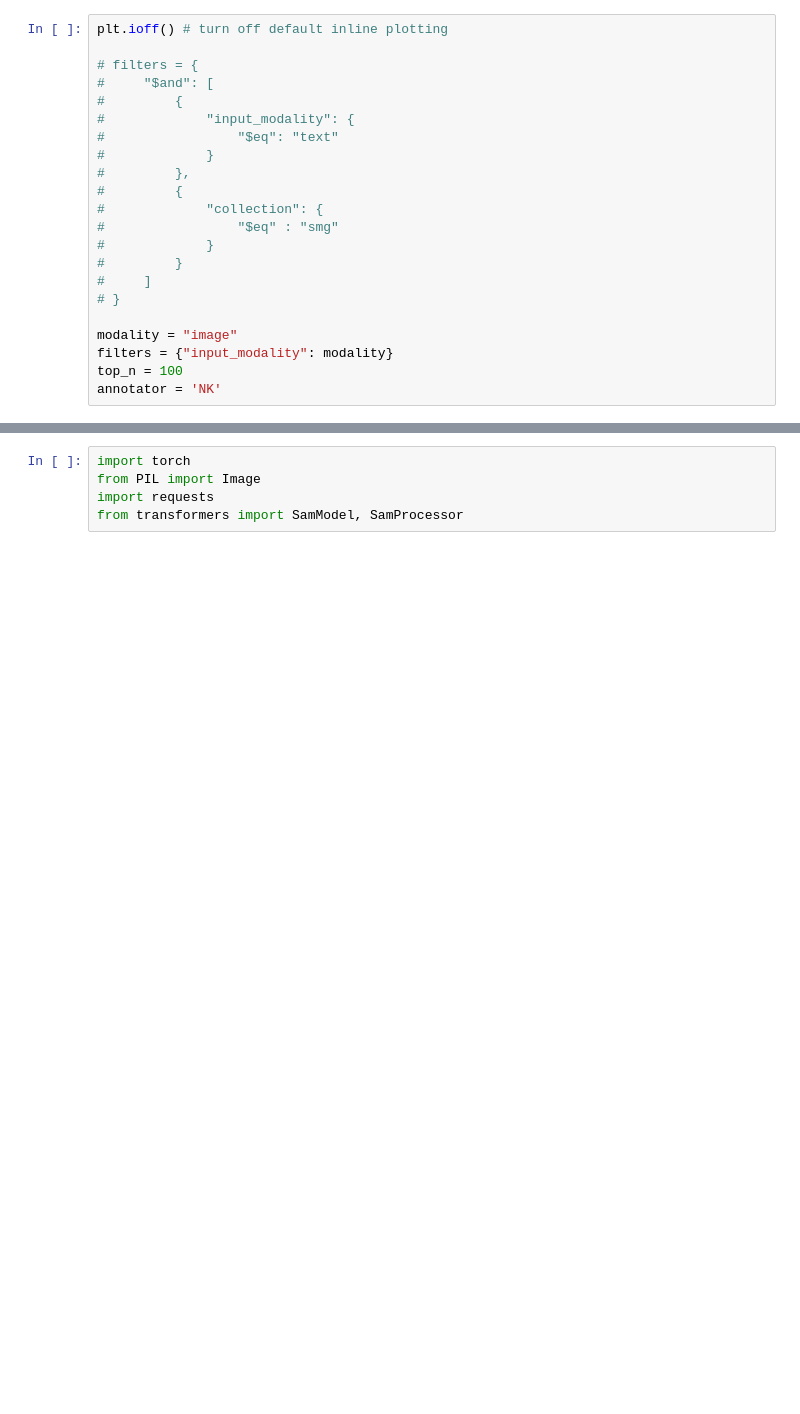
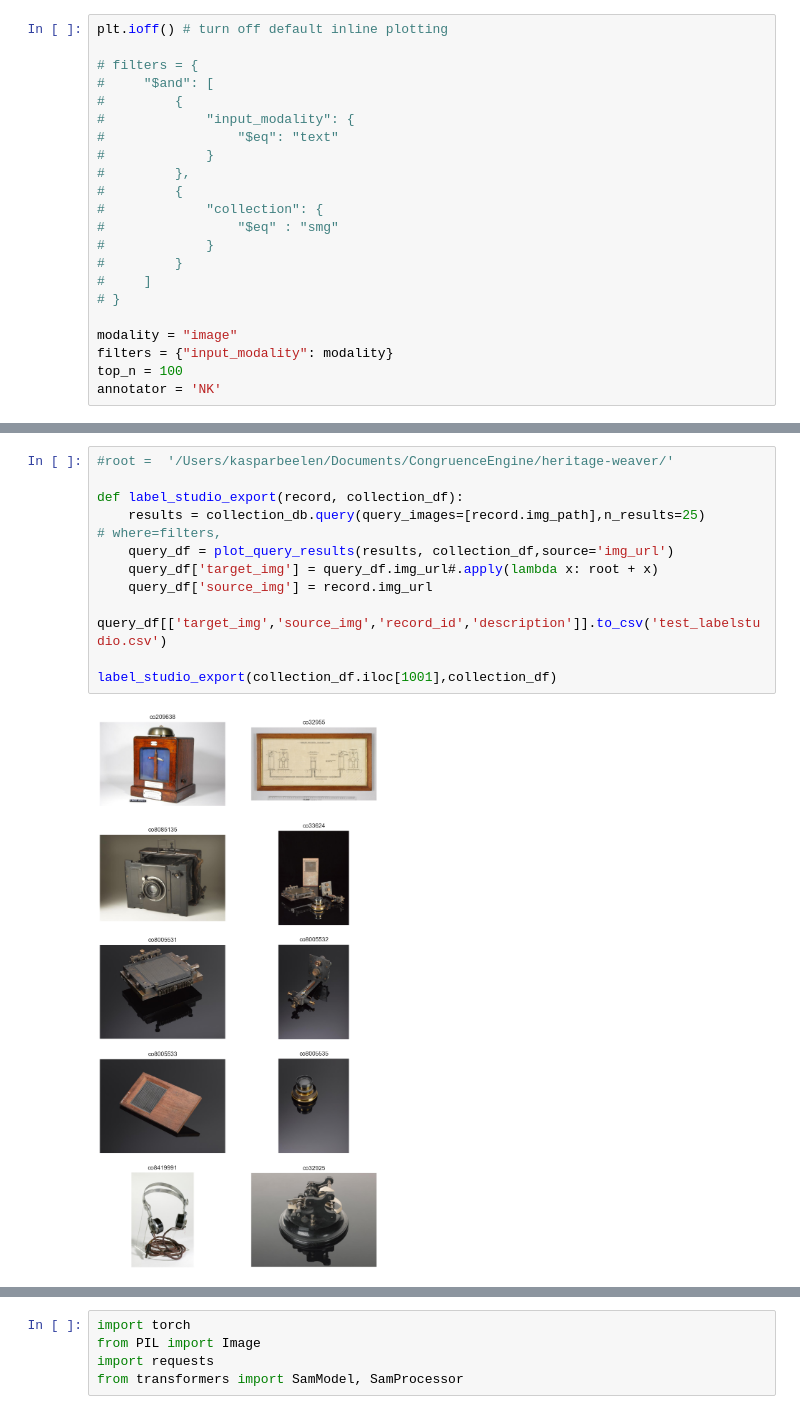
Before and after one commit to kasparvonbeelen/heritage-weaver-demo, a Jupyter notebook: Experiment 2 - Annotations.ipynb, the cells around one changed output, grey strips where cells are left out. Cells and saved outputs as stored; diff of their text form; blank space fills up the shorter version.

Commit message:
change to heritageweaver

```diff
--- a/Experiment 2 - Annotations.ipynb
+++ b/Experiment 2 - Annotations.ipynb
@@ -84,0 +92,13 @@ results = collection_db.query(query_texts=[query],where=filters, n_results=top_n
+# %%
+#root =  '/Users/kasparbeelen/Documents/CongruenceEngine/heritage-weaver/'
+
+def label_studio_export(record, collection_df):
+    results = collection_db.query(query_images=[record.img_path],n_results=25) # where=filters,
+    query_df = plot_query_results(results, collection_df,source='img_url')
+    query_df['target_img'] = query_df.img_url#.apply(lambda x: root + x)
+    query_df['source_img'] = record.img_url
+    query_df[['target_img','source_img','record_id','description']].to_csv('test_labelstudio.csv')
+
+label_studio_export(collection_df.iloc[1001],collection_df)
+# %% [output]
+[figure, added]
```
Also changed, not shown: parts of 23 cells of this notebook, 2 other files.
